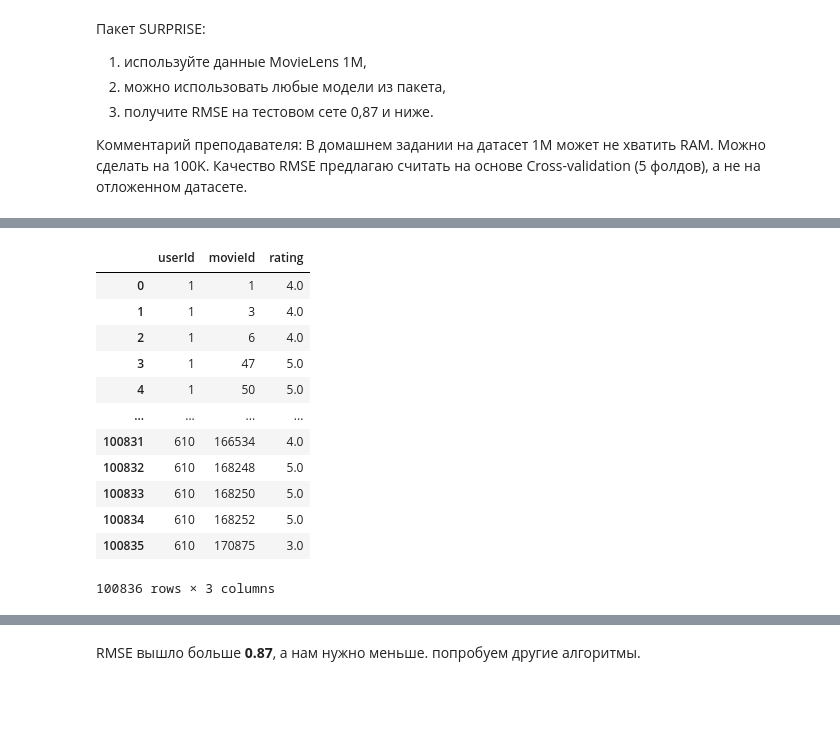
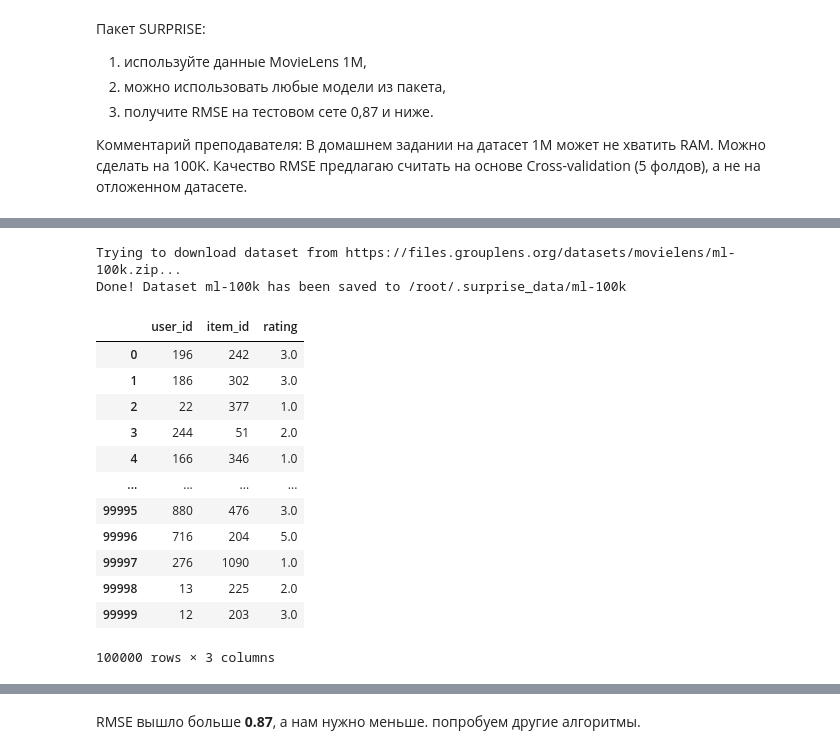
Before and after one commit to hijera/NN_colab_hw, a Jupyter notebook: Домашнее_задание_по_теме_«Коллаборативная_фильтрация»_(Власов_Антон).ipynb, the cells around one changed output, grey strips where cells are left out. Drawn from its saved outputs; the diff is of its cells as text; code cells hidden in the pictures; blank space fills up the shorter version.

```diff
--- a/Домашнее_задание_по_теме_«Коллаборативная_фильтрация»_(Власов_Антон).ipynb
+++ b/Домашнее_задание_по_теме_«Коллаборативная_фильтрация»_(Власов_Антон).ipynb
@@ -92,22 +48,25 @@ data_movielens
 # %%
-
-#data_movielens=pd.DataFrame(data.__dict__['raw_ratings'], columns=['user_id','item_id','rating','timestamp'])
-#data_movielens=data_movielens.drop(columns=['timestamp'])
+data = Dataset.load_builtin('ml-100k',prompt=False)
+#data.__dict__
+data_movielens=pd.DataFrame(data.__dict__['raw_ratings'], columns=['user_id','item_id','rating','timestamp'])
+data_movielens=data_movielens.drop(columns=['timestamp'])
 data_movielens
 # %% [output]
+Trying to download dataset from https://files.grouplens.org/datasets/movielens/ml-100k.zip...
+Done! Dataset ml-100k has been saved to /root/.surprise_data/ml-100k
-|  | userId | movieId | rating |
-| 0 | 1 | 1 | 4.0 |
-| 1 | 1 | 3 | 4.0 |
-| 2 | 1 | 6 | 4.0 |
-| 3 | 1 | 47 | 5.0 |
-| 4 | 1 | 50 | 5.0 |
+|  | user_id | item_id | rating |
+| 0 | 196 | 242 | 3.0 |
+| 1 | 186 | 302 | 3.0 |
+| 2 | 22 | 377 | 1.0 |
+| 3 | 244 | 51 | 2.0 |
+| 4 | 166 | 346 | 1.0 |
 | ... | ... | ... | ... |
-| 100831 | 610 | 166534 | 4.0 |
-| 100832 | 610 | 168248 | 5.0 |
-| 100833 | 610 | 168250 | 5.0 |
-| 100834 | 610 | 168252 | 5.0 |
-| 100835 | 610 | 170875 | 3.0 |
+| 99995 | 880 | 476 | 3.0 |
+| 99996 | 716 | 204 | 5.0 |
+| 99997 | 276 | 1090 | 1.0 |
+| 99998 | 13 | 225 | 2.0 |
+| 99999 | 12 | 203 | 3.0 |
-100836 rows × 3 columns
+100000 rows × 3 columns
 # %%
 #jdata=ratings.join(movies.set_index('movieId'),on='movieId')
 #jdata_scoped=jdata[['userId','title','rating']]
```
Also changed, not shown: parts of 12 cells of this notebook.
